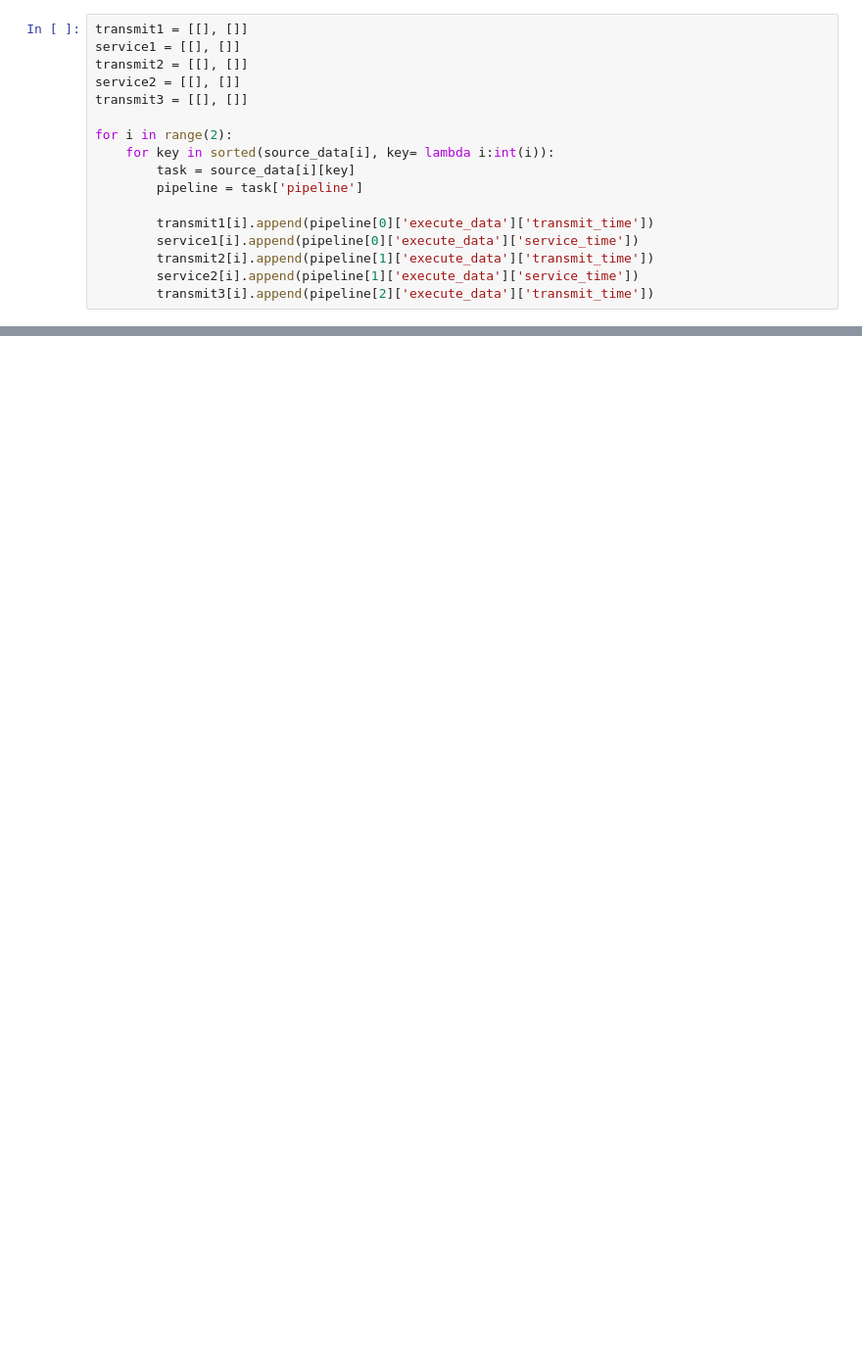
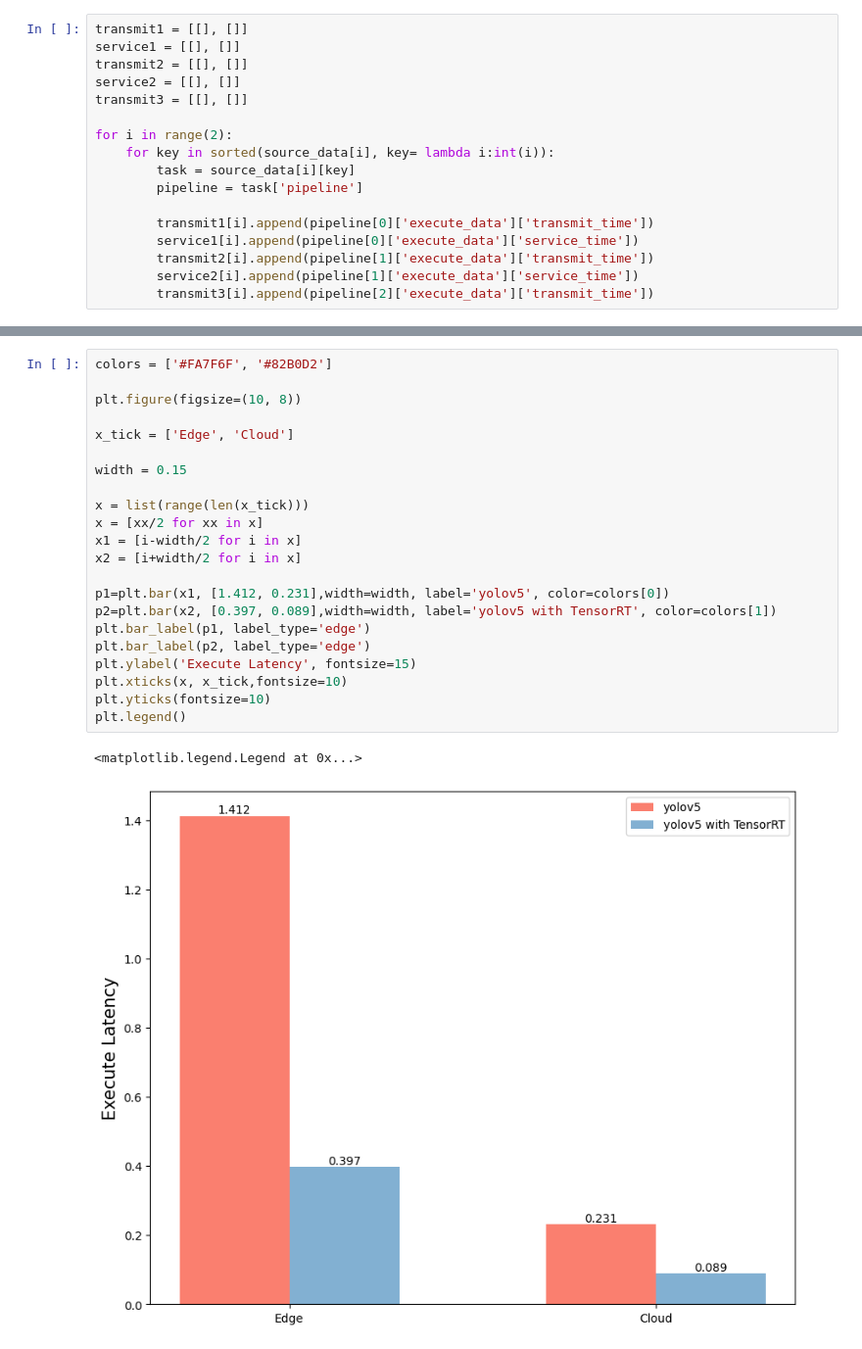
Before and after one commit to zwh2119/Auto-Edge, a Jupyter notebook: expr/plot_classroom_headup_results.ipynb, the cells around one changed output, grey strips where cells are left out. Shown: that part at 98% size. Cells and saved outputs as stored; diff of their text form; blank space fills up the shorter version.

Commit message:
update AutoEdge v0.5.0

```diff
--- a/expr/plot_classroom_headup_results.ipynb
+++ b/expr/plot_classroom_headup_results.ipynb
@@ -58,0 +94,25 @@ plt.legend()
+# %%
+colors = ['#FA7F6F', '#82B0D2']
+
+plt.figure(figsize=(10, 8))
+
+x_tick = ['Edge', 'Cloud']
+
+width = 0.15
+
+x = list(range(len(x_tick)))
+x = [xx/2 for xx in x]
+x1 = [i-width/2 for i in x]
+x2 = [i+width/2 for i in x]
+
+p1=plt.bar(x1, [1.412, 0.231],width=width, label='yolov5', color=colors[0])
+p2=plt.bar(x2, [0.397, 0.089],width=width, label='yolov5 with TensorRT', color=colors[1])
+plt.bar_label(p1, label_type='edge')
+plt.bar_label(p2, label_type='edge')
+plt.ylabel('Execute Latency', fontsize=15)
+plt.xticks(x, x_tick,fontsize=10)
+plt.yticks(fontsize=10)
+plt.legend()
+# %% [output]
+<matplotlib.legend.Legend at 0x...>
+[figure, added]
```
Also changed, not shown: parts of 5 cells of this notebook, 3 other files.
